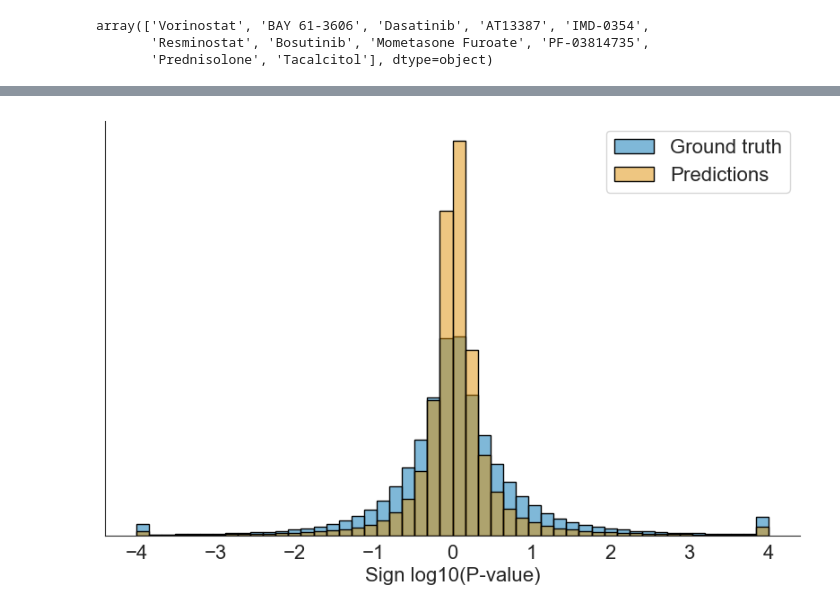
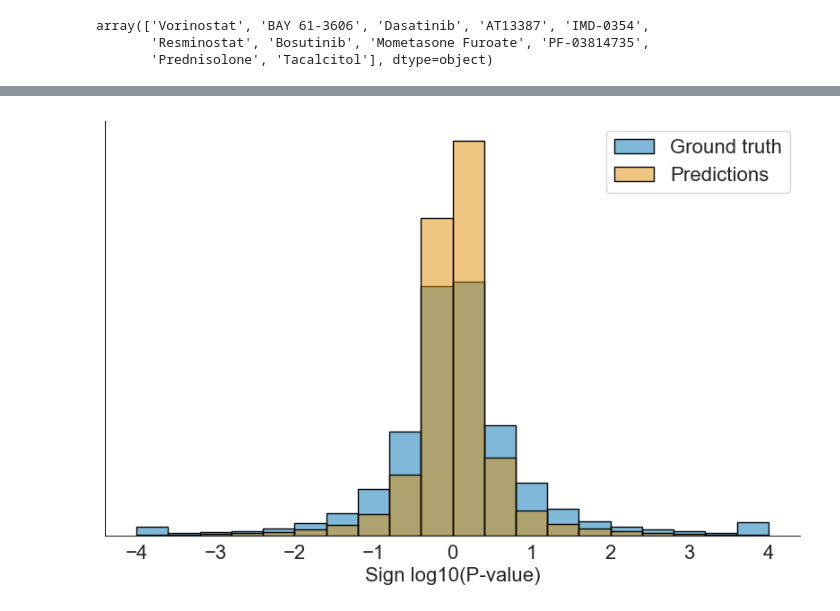
Before and after one commit to theislab/task-dge-perturbation-prediction-analysis, a Jupyter notebook: results_analysis/results_analysis.ipynb, the cells around one changed output, grey strips where cells are left out. Saved outputs shown, nothing was run; the diff lists cells and outputs as text; code cells hidden in the pictures.

```diff
--- a/results_analysis/results_analysis.ipynb
+++ b/results_analysis/results_analysis.ipynb
@@ -7,7 +7,7 @@ import numpy as np
 # %%
 # path to the resources directory that stores the results of the runs
 path_to_data = "../../task-dge-perturbation-prediction/resources/"
-path_to_results = os.path.join(path_to_data, "runs/run_2024-05-30_09-54-43")
+path_to_results = os.path.join(path_to_data, "runs/run_2024-06-02_22-27-09")
 # %%
 def mrrmse(de_test_X, prediction, threshold=-np.log10(0.0001)):
     mean_rowwise_rmse = 0
@@ -88,7 +88,7 @@ df = pd.DataFrame(rows)
 df = df[~df.method_id.isin(["zeros", "ground_truth"])]
 # %%
 predictions = {}
-for method_id in ["jn_ap_op2", "lgc_ensemble", "nn_retraining_with_pseudolabels", "scape", "pyboost", "mean_across_compounds", "transformer_ensemble"]:
+for method_id in ["jn_ap_op2", "lgc_ensemble", "nn_retraining_with_pseudolabels", "scape", "pyboost", "mean_across_celltypes", "transformer_ensemble"]:
     predictions[method_id] = pd.DataFrame(ad.read_h5ad(os.path.join(path_to_results, "predictions", f"neurips-2023-data.{method_id}.{method_id}.output.h5ad")).layers["prediction"], columns=de_test.columns[7:])
 # %%
 de_test.index = predictions["pyboost"].index
@@ -304,5 +317,7 @@ plt.show()
 # %%
 import seaborn as sns
+# %%
+palette = sns.color_palette("colorblind")
 # %%
 sns.set_style("whitegrid")
 sns.set_style("white")
@@ -332,33 +356,33 @@ import matplotlib.pyplot as plt
 
 # Set style
 sns.set_style("white")  # This will override the whitegrid if called after
 
 # Initialize the figure with a specified size
 plt.figure(figsize=(10, 6))
 
 # Assuming 'val' and 'pred' are your data variables and 'palette' is defined
-ax = sns.histplot(val, color=palette[0], bins=50, edgecolor='black', label='Ground truth', alpha=0.5)
-sns.histplot(pred, color=palette[1], bins=50, edgecolor='black', label='Predictions', alpha=0.5)
+ax = sns.histplot(val, color=palette[0], bins=20, edgecolor='black', label='Ground truth', alpha=0.5)
+sns.histplot(pred, color=palette[1], bins=20, edgecolor='black', label='Predictions', alpha=0.5)
 
 # Set the title and labels
 plt.title('')
 plt.xlabel('Sign log10(P-value)')
 plt.ylabel('')
 
 # Hide y-axis ticks
 plt.yticks([])
 
 # Add legend
 plt.legend()
 
 # Hide the top and right spines
 ax.spines['top'].set_visible(False)
 ax.spines['right'].set_visible(False)
 
 # Save the plot with transparency
 plt.savefig("predictions_vs_ground_truth.svg", transparent=True)
 
 # Display the plot
 plt.show()
 # %% [output]
-[figure, old version]
+[figure, new version]
```
Also changed, not shown: parts of 12 cells of this notebook.
